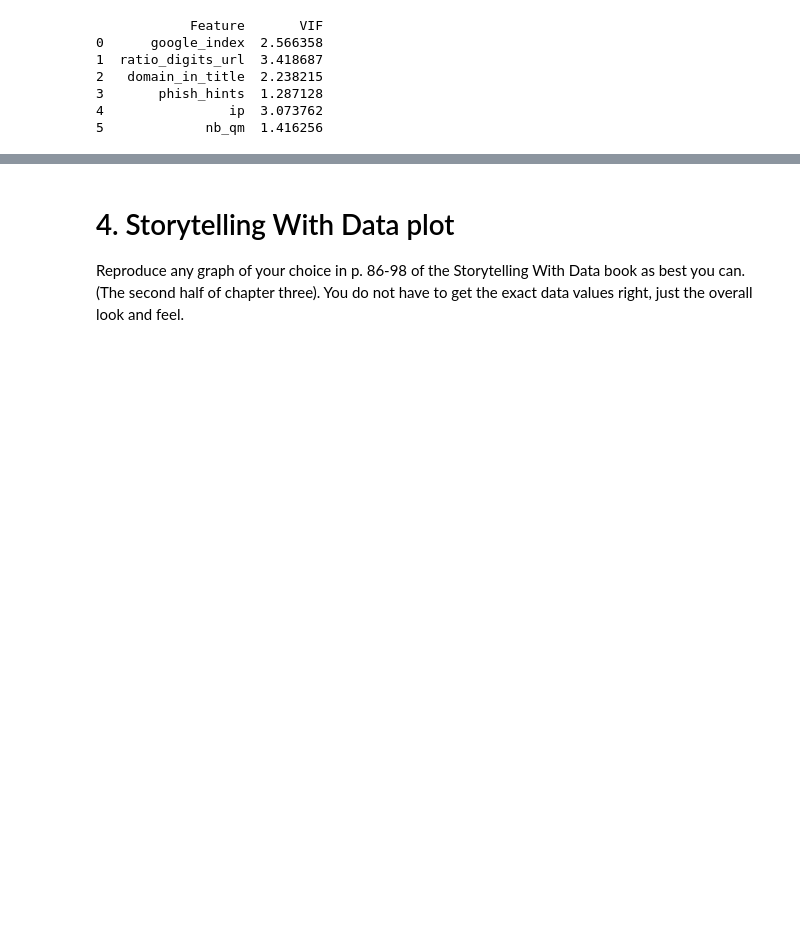
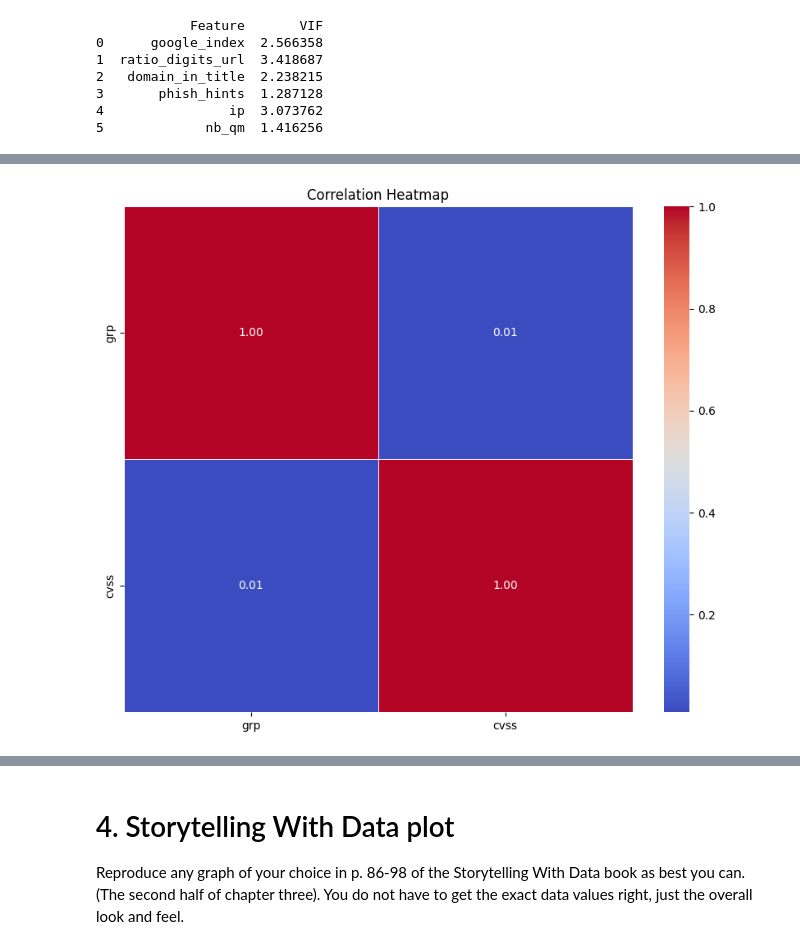
Before and after one commit to Rocking-Priya/2025-spring-B2, a Jupyter notebook: Week6.ipynb, the cells around one changed output, grey strips where cells are left out. Saved outputs shown, nothing was run; the diff lists cells and outputs as text; code cells hidden in the pictures; blank space fills up the shorter version.

```diff
--- a/Week6.ipynb
+++ b/Week6.ipynb
@@ -583,0 +643,3 @@ Can you think of any confounding variables? (Third variables that could explain
+# %%
+data_3 = pd.read_csv("/content/2022-12-09-enriched.csv")
+data_3.head()
@@ -583,0 +731,13 @@ Can you think of any confounding variables? (Third variables that could explain
+# %%
+data_3.loc[:, 'product'] = data_3['product'].fillna(data_3['product'].mode()[0])
+data_3.loc[:, 'short_description'] = data_3['short_description'].fillna(data_3['short_description'].mode()[0])
+data_3.loc[:, 'cwe'] = data_3['cwe'].fillna(data_3['cwe'].mode()[0])
+data_3.loc[:, 'vector'] = data_3['vector'].fillna(data_3['vector'].mode()[0])
+data_3.loc[:, 'complexity'] = data_3['complexity'].fillna(data_3['complexity'].mode()[0])
+data_3.loc[:, 'severity'] = data_3['severity'].fillna(data_3['severity'].mode()[0])
+
+# For pub_date, use forward fill and backward fill correctly
+data_3.loc[:, 'pub_date'] = data_3['pub_date'].ffill().bfill()
+
+# For cvss, replace missing values with the mean
+data_3.loc[:, 'cvss'] = data_3['cvss'].fillna(data_3['cvss'].mean())
@@ -583,0 +773,10 @@ Can you think of any confounding variables? (Third variables that could explain
+# %%
+numerical_columns = data_3.select_dtypes(include=np.number)
+correlation_matrix = numerical_columns.corr()
+
+plt.figure(figsize=(10, 8))
+sns.heatmap(correlation_matrix, annot=True, cmap='coolwarm', fmt=".2f", linewidths=0.5)
+plt.title('Correlation Heatmap')
+plt.show()
+# %% [output]
+[figure, added]
```
Also changed, not shown: parts of 26 cells of this notebook.
